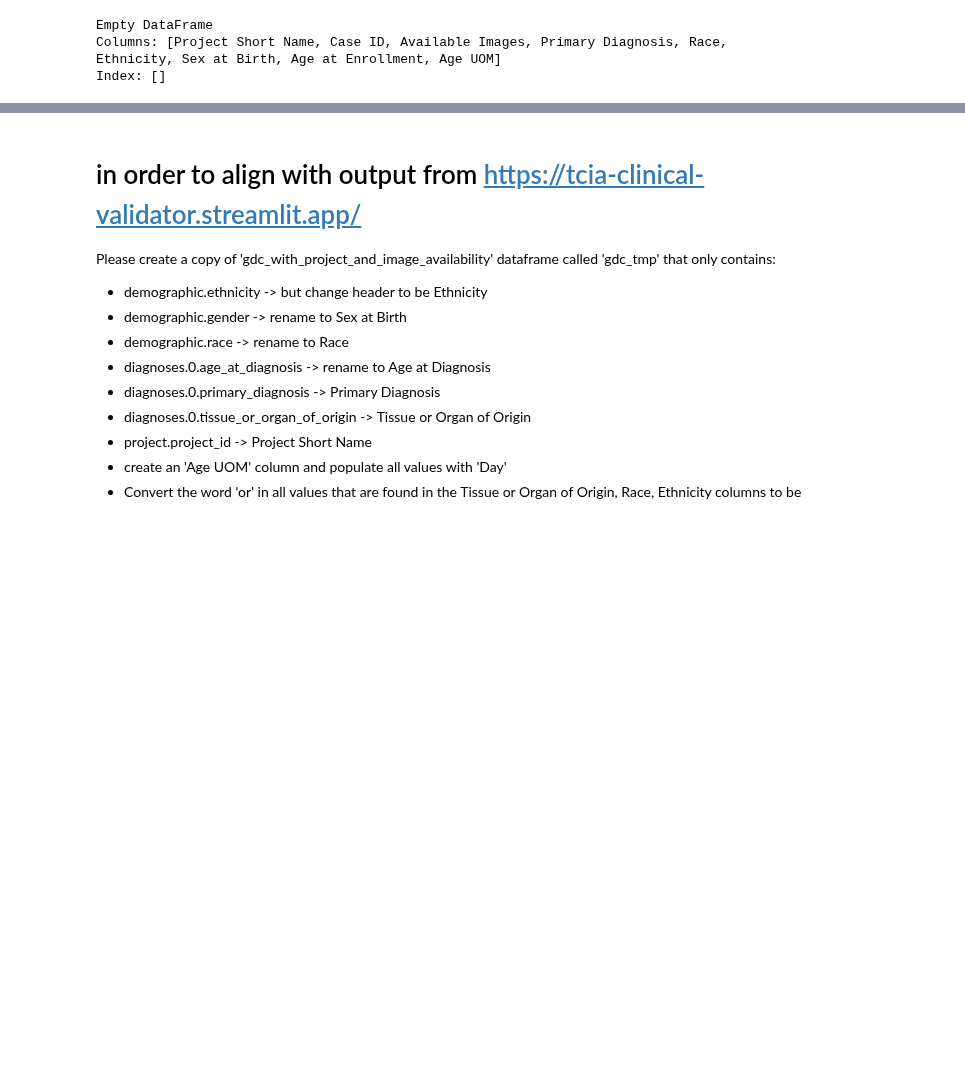
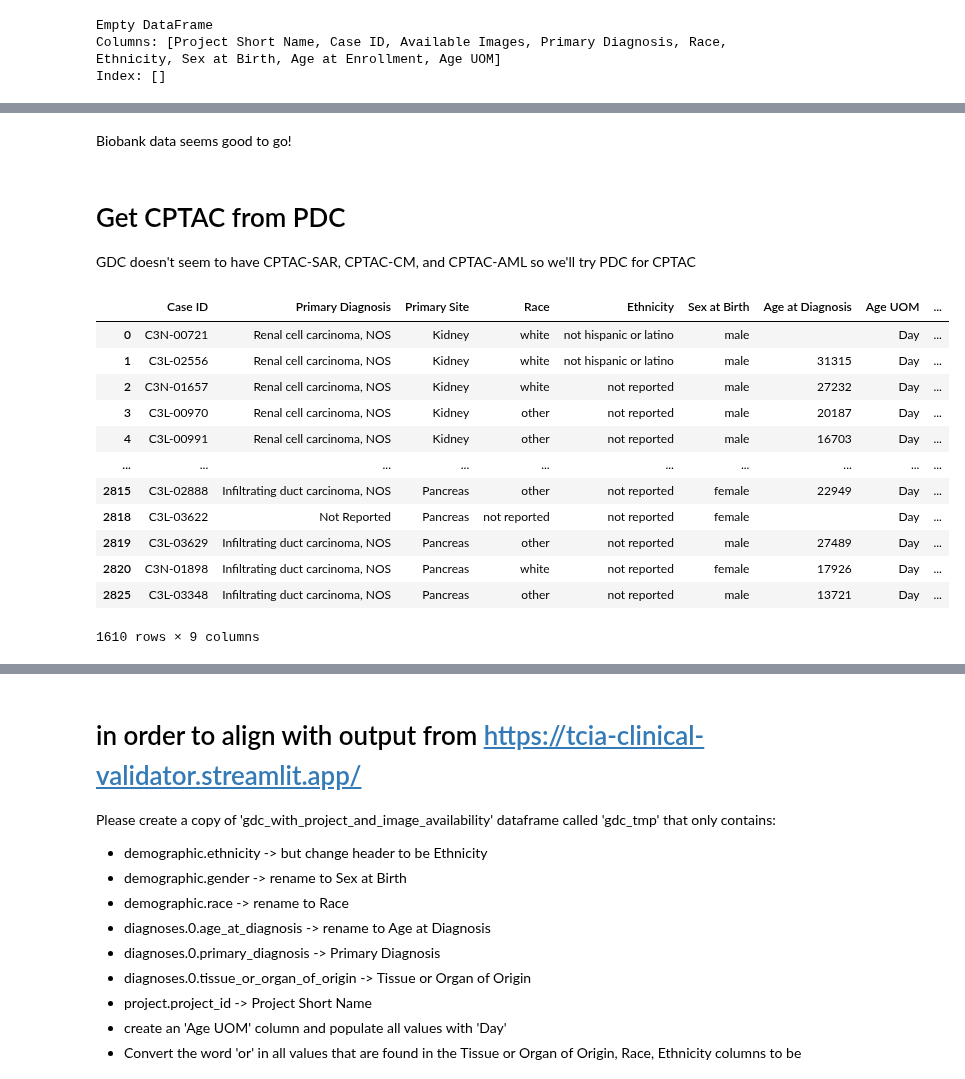
Before and after one commit to kirbyju/tcia-cohort-builder, a Jupyter notebook: crdc-clinical.ipynb, the cells around one changed output, grey strips where cells are left out. Saved outputs shown, nothing was run; the diff lists cells and outputs as text; code cells hidden in the pictures; blank space fills up the shorter version.

```diff
--- a/crdc-clinical.ipynb
+++ b/crdc-clinical.ipynb
@@ -294,0 +371,42 @@ Index: []
+# %% [markdown]
+Biobank data seems good to go!
+# %% [markdown]
+# Get CPTAC from PDC
+
+GDC doesn't seem to have CPTAC-SAR, CPTAC-CM, and CPTAC-AML so we'll try PDC for CPTAC
+# %%
+file_path = '/Users/kirbyju/Library/CloudStorage/OneDrive-NationalInstitutesofHealth/misc downloads/PDC_clinical_data_manifests_11122024_000423/PDC_clinical_manifest_11122024_000423.tsv'
+pdc_cptac = pd.read_csv(file_path, delimiter='\t')
+# %%
+cptac_clinical = pdc_cptac[['Case Submitter ID', 'Primary Diagnosis', 'Primary Site', 'Race', 'Ethnicity', 'Gender', 'Age at Diagnosis']].copy()
+# %%
+# Rename columns
+cptac_clinical.rename(columns={'Case Submitter ID': 'Case ID',
+                               'Gender': 'Sex at Birth'}, inplace=True)
+
+# Create 'Age UOM' column
+# note: PDC has some Ovarian subject values that look like they may be encoded as years,
+# but they do not seem to be subjects TCIA hosts
+cptac_clinical['Age UOM'] = 'Day'
+# %%
+# Add the 'Project Short Name' column to the biobank DataFrame
+cptac_with_projects = add_collection_from_other_dfs(cptac_clinical, pathology, radiology)
+
+# drop rows where 'project short name' is null (so no match to tcia)
+cptac_with_projects = cptac_clinical.dropna(subset=['Project Short Name'])
+
+cptac_with_projects
+# %% [output]
+|  | Case ID | Primary Diagnosis | Primary Site | Race | Ethnicity | Sex at Birth | Age at Diagnosis | Age UOM | ... |
+| 0 | C3N-00721 | Renal cell carcinoma, NOS | Kidney | white | not hispanic or latino | male |  | Day | ... |
+| 1 | C3L-02556 | Renal cell carcinoma, NOS | Kidney | white | not hispanic or latino | male | 31315 | Day | ... |
+| 2 | C3N-01657 | Renal cell carcinoma, NOS | Kidney | white | not reported | male | 27232 | Day | ... |
+| 3 | C3L-00970 | Renal cell carcinoma, NOS | Kidney | other | not reported | male | 20187 | Day | ... |
+| 4 | C3L-00991 | Renal cell carcinoma, NOS | Kidney | other | not reported | male | 16703 | Day | ... |
+| ... | ... | ... | ... | ... | ... | ... | ... | ... | ... |
+| 2815 | C3L-02888 | Infiltrating duct carcinoma, NOS | Pancreas | other | not reported | female | 22949 | Day | ... |
+| 2818 | C3L-03622 | Not Reported | Pancreas | not reported | not reported | female |  | Day | ... |
+| 2819 | C3L-03629 | Infiltrating duct carcinoma, NOS | Pancreas | other | not reported | male | 27489 | Day | ... |
+| 2820 | C3N-01898 | Infiltrating duct carcinoma, NOS | Pancreas | white | not reported | female | 17926 | Day | ... |
+| 2825 | C3L-03348 | Infiltrating duct carcinoma, NOS | Pancreas | other | not reported | male | 13721 | Day | ... |
+1610 rows × 9 columns
```
Also changed, not shown: parts of 38 cells of this notebook, 5 other files.
